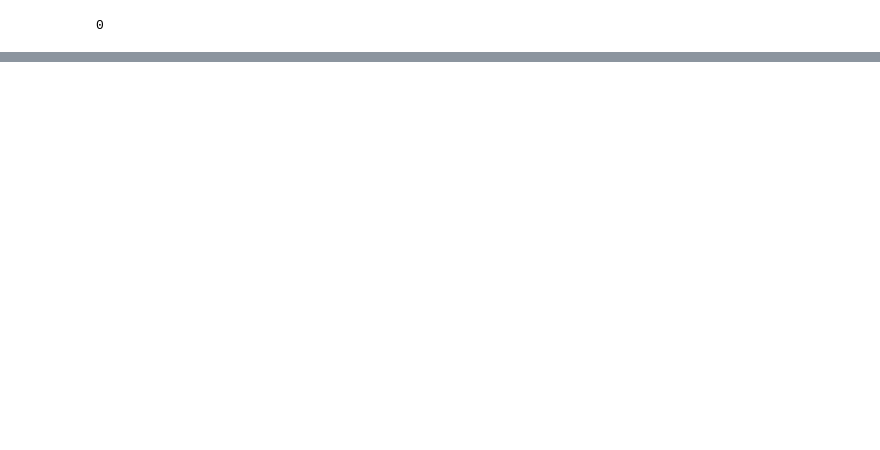
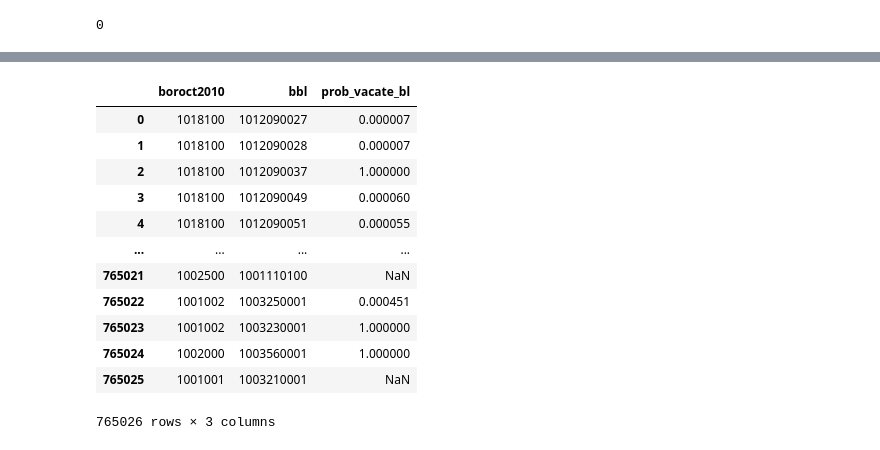
Before and after one commit to KaiElwood/machine-learning-final, a Jupyter notebook: code/03b_naivebayes_gp_bbl.ipynb, the cells around one changed output, grey strips where cells are left out. Saved outputs shown, nothing was run; the diff lists cells and outputs as text; code cells hidden in the pictures; blank space fills up the shorter version.

Commit message:
update results and create csv with predicted probabilities

```diff
--- a/code/03b_naivebayes_gp_bbl.ipynb
+++ b/code/03b_naivebayes_gp_bbl.ipynb
@@ -373,0 +348,2 @@ ROC AUC: 0.9382772061898788
+# %%
+y_pred_all = testGaussianNaiveBayes(X,naive_bayes_classifier)
@@ -373,0 +370,20 @@ ROC AUC: 0.9382772061898788
+# %%
+## create a csv of probabilities at the building level and tract level
+pred_prob_allbld= pd.concat([df_bbl.loc[:, ["boroct2010", "bbl"]],
+                            pd.DataFrame(y_pred_all,
+                                        columns = ["prob_vacate_bl"])], axis = 1)
+pred_prob_allbld
+# %% [output]
+|  | boroct2010 | bbl | prob_vacate_bl |
+| 0 | 1018100 | 1012090027 | 0.000007 |
+| 1 | 1018100 | 1012090028 | 0.000007 |
+| 2 | 1018100 | 1012090037 | 1.000000 |
+| 3 | 1018100 | 1012090049 | 0.000060 |
+| 4 | 1018100 | 1012090051 | 0.000055 |
+| ... | ... | ... | ... |
+| 765021 | 1002500 | 1001110100 | NaN |
+| 765022 | 1001002 | 1003250001 | 0.000451 |
+| 765023 | 1001002 | 1003230001 | 1.000000 |
+| 765024 | 1002000 | 1003560001 | 1.000000 |
+| 765025 | 1001001 | 1003210001 | NaN |
+765026 rows × 3 columns
```
Also changed, not shown: parts of 18 cells of this notebook, 1 other file.
